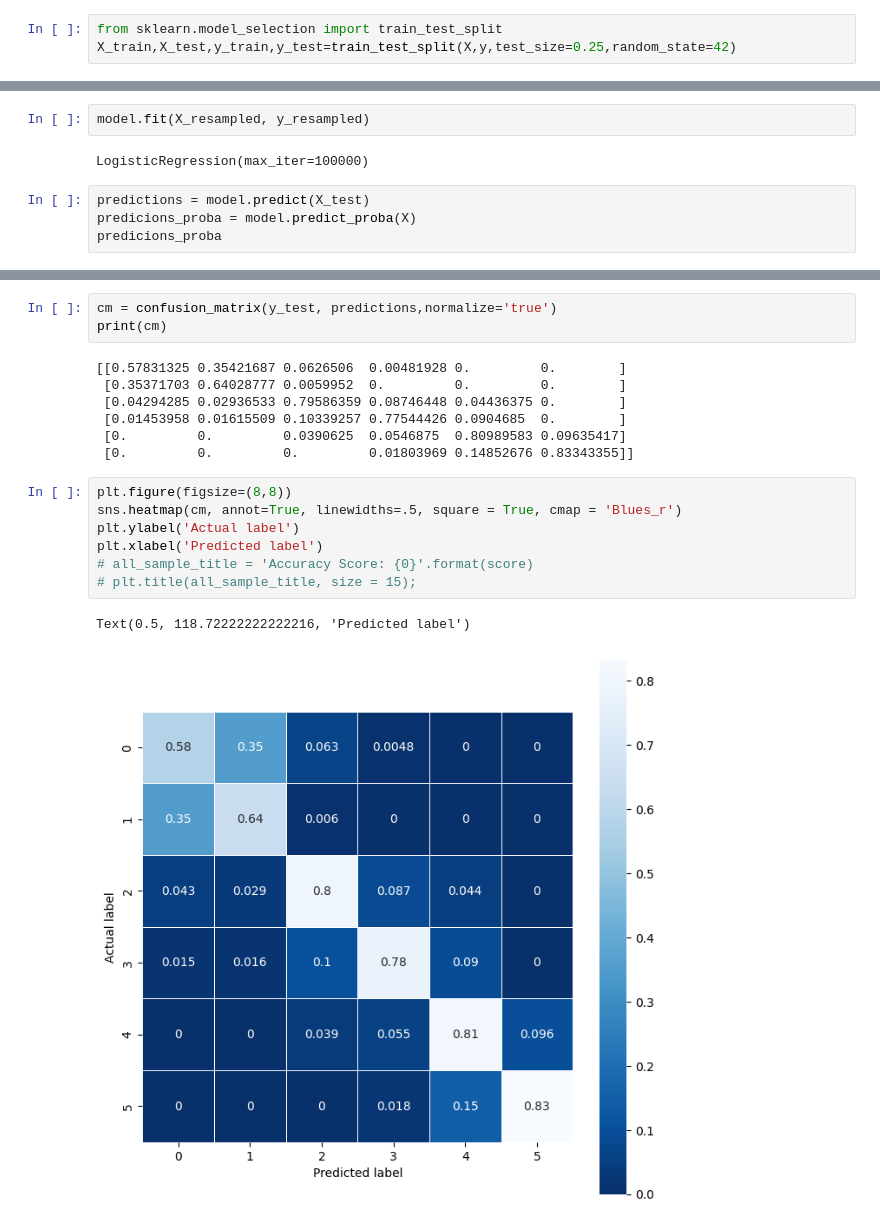
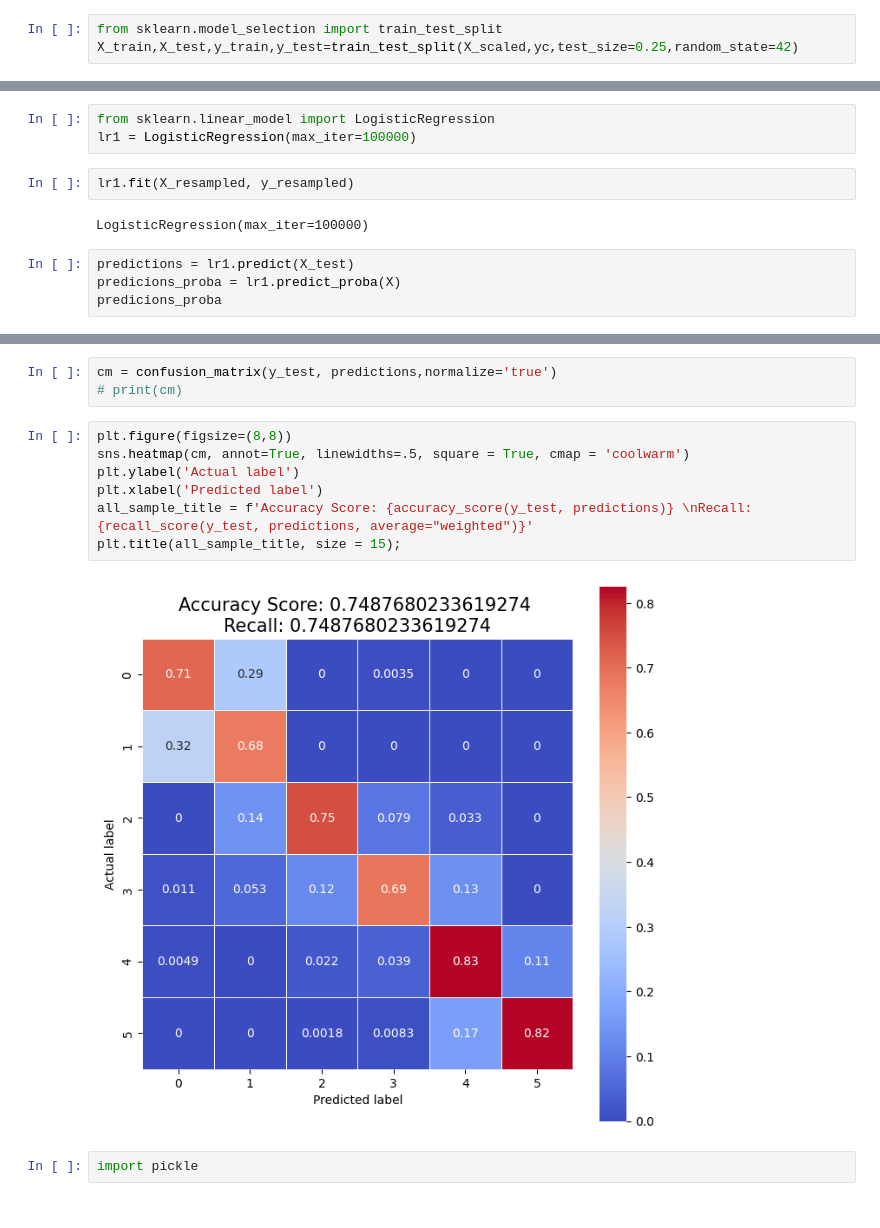
Before and after one commit to agui968/Predicting-Beer-Styles-with-Machine-Learning, a Jupyter notebook: notebooks/04Entrenamiento_evaluacion.ipynb, the cells around one changed output, grey strips where cells are left out. Cells and saved outputs as stored; diff of their text form.

Commit message:
evaluated first model and exported train-test files

```diff
--- a/notebooks/04Entrenamiento_evaluacion.ipynb
+++ b/notebooks/04Entrenamiento_evaluacion.ipynb
@@ -29,3 +33,3 @@ model = LogisticRegression(max_iter=100000)
 # %%
 from sklearn.model_selection import train_test_split
-X_train,X_test,y_train,y_test=train_test_split(X,y,test_size=0.25,random_state=42)
+X_train,X_test,y_train,y_test=train_test_split(X_scaled,yc,test_size=0.25,random_state=42)
@@ -37,12 +65,15 @@ from imblearn.under_sampling import RandomUnderSampler
 rus = RandomUnderSampler(random_state=42)
 
 X_resampled, y_resampled = rus.fit_resample(X_train, y_train)
+# %%
+from sklearn.linear_model import LogisticRegression
+lr1 = LogisticRegression(max_iter=100000)
 # %%
-model.fit(X_resampled, y_resampled)
+lr1.fit(X_resampled, y_resampled)
 # %% [output]
 LogisticRegression(max_iter=100000)
 # %%
-predictions = model.predict(X_test)
-predicions_proba = model.predict_proba(X)
+predictions = lr1.predict(X_test)
+predicions_proba = lr1.predict_proba(X)
 predicions_proba
 # %% [output]
@@ -101,20 +127,14 @@ ax.yaxis.set_ticklabels(['Fake','Real']);
 # %%
 cm = confusion_matrix(y_test, predictions,normalize='true')
-print(cm)
+# print(cm)
-# %% [output]
-[[0.57831325 0.35421687 0.0626506  0.00481928 0.         0.        ]
- [0.35371703 0.64028777 0.0059952  0.         0.         0.        ]
- [0.04294285 0.02936533 0.79586359 0.08746448 0.04436375 0.        ]
- [0.01453958 0.01615509 0.10339257 0.77544426 0.0904685  0.        ]
- [0.         0.         0.0390625  0.0546875  0.80989583 0.09635417]
- [0.         0.         0.         0.01803969 0.14852676 0.83343355]]
 # %%
 plt.figure(figsize=(8,8))
-sns.heatmap(cm, annot=True, linewidths=.5, square = True, cmap = 'Blues_r')
+sns.heatmap(cm, annot=True, linewidths=.5, square = True, cmap = 'coolwarm')
 plt.ylabel('Actual label')
 plt.xlabel('Predicted label')
-# all_sample_title = 'Accuracy Score: {0}'.format(score)
-# plt.title(all_sample_title, size = 15);
+all_sample_title = f'Accuracy Score: {accuracy_score(y_test, predictions)} \nRecall: {recall_score(y_test, predictions, average="weighted")}'
+plt.title(all_sample_title, size = 15);
 # %% [output]
-Text(0.5, 118.72222222222216, 'Predicted label')
-[figure, old version]
+[figure, new version]
+# %%
+import pickle
```
Also changed, not shown: parts of 32 cells of this notebook, 4 other files.
